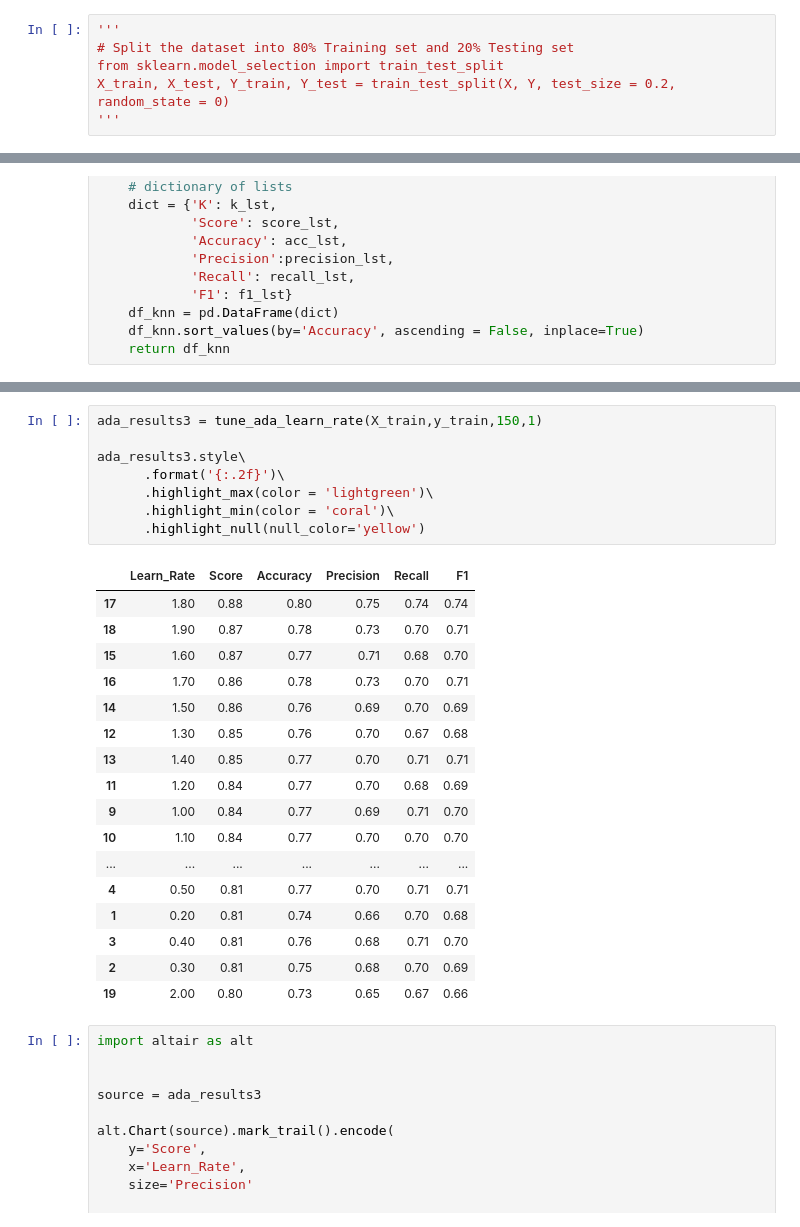
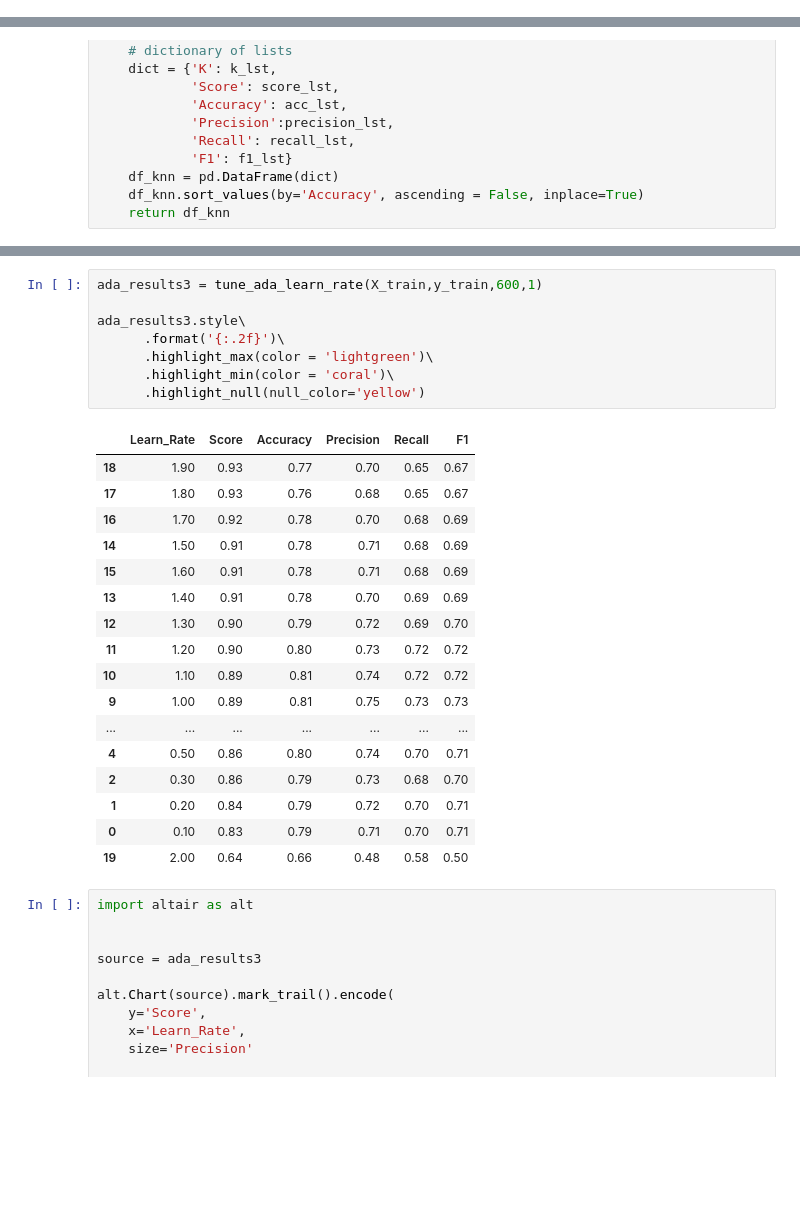
Before and after one commit to emichaelbernardo/titanic, a Jupyter notebook: Classification.ipynb, the cells around one changed output, grey strips where cells are left out. Saved outputs shown, nothing was run; the diff lists cells and outputs as text; blank space fills up the shorter version.

```diff
--- a/Classification.ipynb
+++ b/Classification.ipynb
@@ -406,6 +391,0 @@ Y = df_modeling.Survived.values
-# %%
-'''
-# Split the dataset into 80% Training set and 20% Testing set
-from sklearn.model_selection import train_test_split
-X_train, X_test, Y_train, Y_test = train_test_split(X, Y, test_size = 0.2, random_state = 0)
-'''
@@ -1070,31 +1008,31 @@ alt.layer(line_M,line_A, line_B, line_C, line_D)#.resolve_scale(y='independent')
 # %% [output]
 [interactive output not drawn]
 # %%
-ada_results3 = tune_ada_learn_rate(X_train,y_train,150,1)
+ada_results3 = tune_ada_learn_rate(X_train,y_train,600,1)
 
 ada_results3.style\
       .format('{:.2f}')\
       .highlight_max(color = 'lightgreen')\
       .highlight_min(color = 'coral')\
       .highlight_null(null_color='yellow')
 # %% [output]
 |  | Learn_Rate | Score | Accuracy | Precision | Recall | F1 |
-| 17 | 1.80 | 0.88 | 0.80 | 0.75 | 0.74 | 0.74 |
-| 18 | 1.90 | 0.87 | 0.78 | 0.73 | 0.70 | 0.71 |
-| 15 | 1.60 | 0.87 | 0.77 | 0.71 | 0.68 | 0.70 |
-| 16 | 1.70 | 0.86 | 0.78 | 0.73 | 0.70 | 0.71 |
-| 14 | 1.50 | 0.86 | 0.76 | 0.69 | 0.70 | 0.69 |
-| 12 | 1.30 | 0.85 | 0.76 | 0.70 | 0.67 | 0.68 |
-| 13 | 1.40 | 0.85 | 0.77 | 0.70 | 0.71 | 0.71 |
-| 11 | 1.20 | 0.84 | 0.77 | 0.70 | 0.68 | 0.69 |
-| 9 | 1.00 | 0.84 | 0.77 | 0.69 | 0.71 | 0.70 |
-| 10 | 1.10 | 0.84 | 0.77 | 0.70 | 0.70 | 0.70 |
+| 18 | 1.90 | 0.93 | 0.77 | 0.70 | 0.65 | 0.67 |
+| 17 | 1.80 | 0.93 | 0.76 | 0.68 | 0.65 | 0.67 |
+| 16 | 1.70 | 0.92 | 0.78 | 0.70 | 0.68 | 0.69 |
+| 14 | 1.50 | 0.91 | 0.78 | 0.71 | 0.68 | 0.69 |
+| 15 | 1.60 | 0.91 | 0.78 | 0.71 | 0.68 | 0.69 |
+| 13 | 1.40 | 0.91 | 0.78 | 0.70 | 0.69 | 0.69 |
+| 12 | 1.30 | 0.90 | 0.79 | 0.72 | 0.69 | 0.70 |
+| 11 | 1.20 | 0.90 | 0.80 | 0.73 | 0.72 | 0.72 |
+| 10 | 1.10 | 0.89 | 0.81 | 0.74 | 0.72 | 0.72 |
+| 9 | 1.00 | 0.89 | 0.81 | 0.75 | 0.73 | 0.73 |
 | ... | ... | ... | ... | ... | ... | ... |
-| 4 | 0.50 | 0.81 | 0.77 | 0.70 | 0.71 | 0.71 |
-| 1 | 0.20 | 0.81 | 0.74 | 0.66 | 0.70 | 0.68 |
-| 3 | 0.40 | 0.81 | 0.76 | 0.68 | 0.71 | 0.70 |
-| 2 | 0.30 | 0.81 | 0.75 | 0.68 | 0.70 | 0.69 |
-| 19 | 2.00 | 0.80 | 0.73 | 0.65 | 0.67 | 0.66 |
+| 4 | 0.50 | 0.86 | 0.80 | 0.74 | 0.70 | 0.71 |
+| 2 | 0.30 | 0.86 | 0.79 | 0.73 | 0.68 | 0.70 |
+| 1 | 0.20 | 0.84 | 0.79 | 0.72 | 0.70 | 0.71 |
+| 0 | 0.10 | 0.83 | 0.79 | 0.71 | 0.70 | 0.71 |
+| 19 | 2.00 | 0.64 | 0.66 | 0.48 | 0.58 | 0.50 |
 # %%
 import altair as alt
 
```
Also changed, not shown: parts of 118 cells of this notebook.
